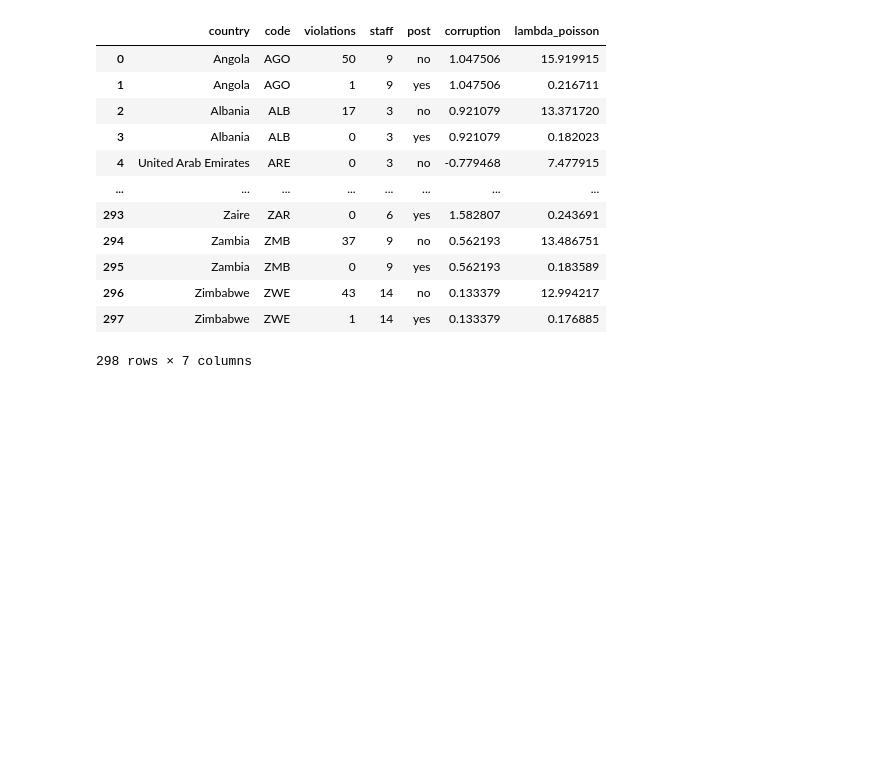
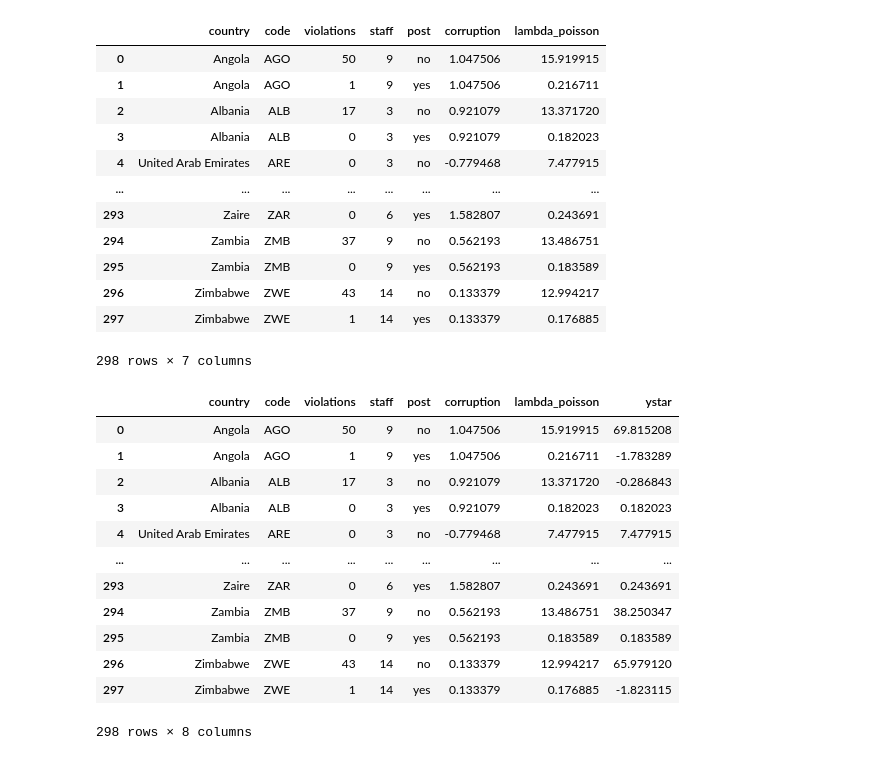
Before and after one commit to DavideDaSilva/Data-Science, a Jupyter notebook: Supervised Machine Learning/Modelos para Dados de Contagem/PredicaoViolacoesTransito.ipynb, the cells around one changed output. Cells and saved outputs as stored; diff of their text form; code cells hidden in the pictures; blank space fills up the shorter version.

Commit message:
#4.3-Criando a nova variável Y*

```diff
--- a/Supervised Machine Learning/Modelos para Dados de Contagem/PredicaoViolacoesTransito.ipynb
+++ b/Supervised Machine Learning/Modelos para Dados de Contagem/PredicaoViolacoesTransito.ipynb
@@ -375,3 +375,23 @@ df_corruption
 | 296 | Zimbabwe | ZWE | 43 | 14 | no | 0.133379 | 12.994217 |
 | 297 | Zimbabwe | ZWE | 1 | 14 | yes | 0.133379 | 0.176885 |
 298 rows × 7 columns
+# %%
+# Criando a nova variável Y* ('ystar')
+df_corruption['ystar'] = (((df_corruption['violations']
+                            -df_corruption['lambda_poisson'])**2)
+                          -df_corruption['violations'])/df_corruption['lambda_poisson']
+df_corruption
+# %% [output]
+|  | country | code | violations | staff | post | corruption | lambda_poisson | ystar |
+| 0 | Angola | AGO | 50 | 9 | no | 1.047506 | 15.919915 | 69.815208 |
+| 1 | Angola | AGO | 1 | 9 | yes | 1.047506 | 0.216711 | -1.783289 |
+| 2 | Albania | ALB | 17 | 3 | no | 0.921079 | 13.371720 | -0.286843 |
+| 3 | Albania | ALB | 0 | 3 | yes | 0.921079 | 0.182023 | 0.182023 |
+| 4 | United Arab Emirates | ARE | 0 | 3 | no | -0.779468 | 7.477915 | 7.477915 |
+| ... | ... | ... | ... | ... | ... | ... | ... | ... |
+| 293 | Zaire | ZAR | 0 | 6 | yes | 1.582807 | 0.243691 | 0.243691 |
+| 294 | Zambia | ZMB | 37 | 9 | no | 0.562193 | 13.486751 | 38.250347 |
+| 295 | Zambia | ZMB | 0 | 9 | yes | 0.562193 | 0.183589 | 0.183589 |
+| 296 | Zimbabwe | ZWE | 43 | 14 | no | 0.133379 | 12.994217 | 65.979120 |
+| 297 | Zimbabwe | ZWE | 1 | 14 | yes | 0.133379 | 0.176885 | -1.823115 |
+298 rows × 8 columns
```
